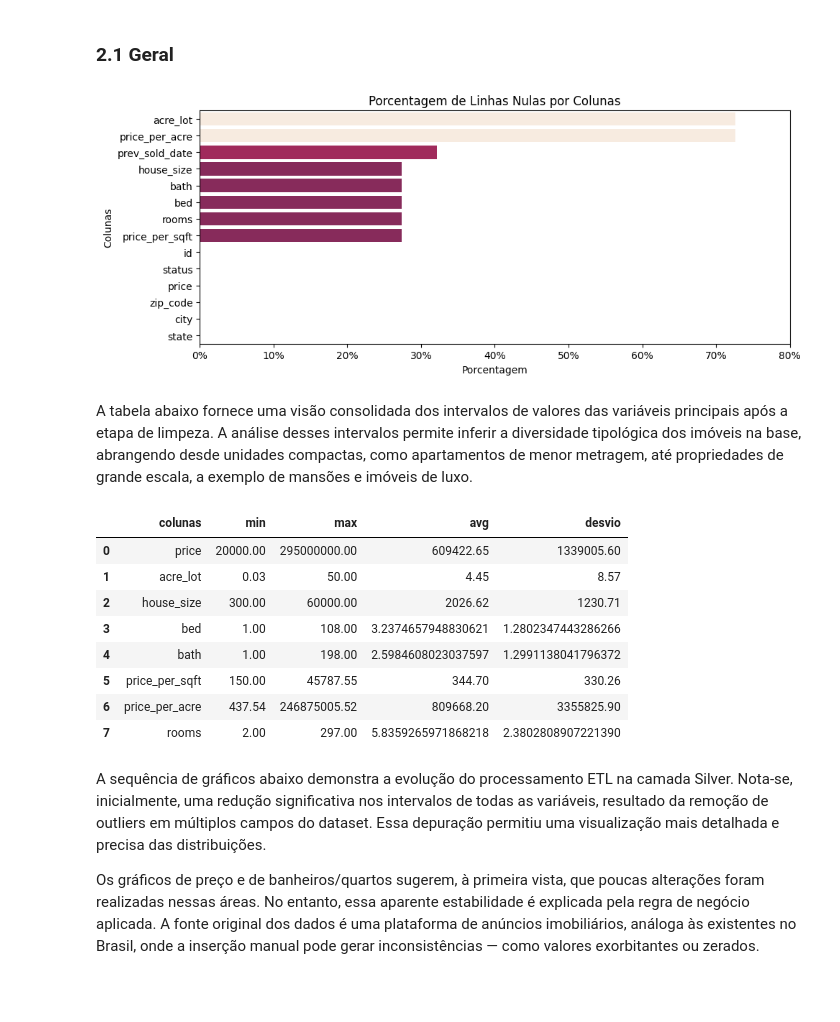
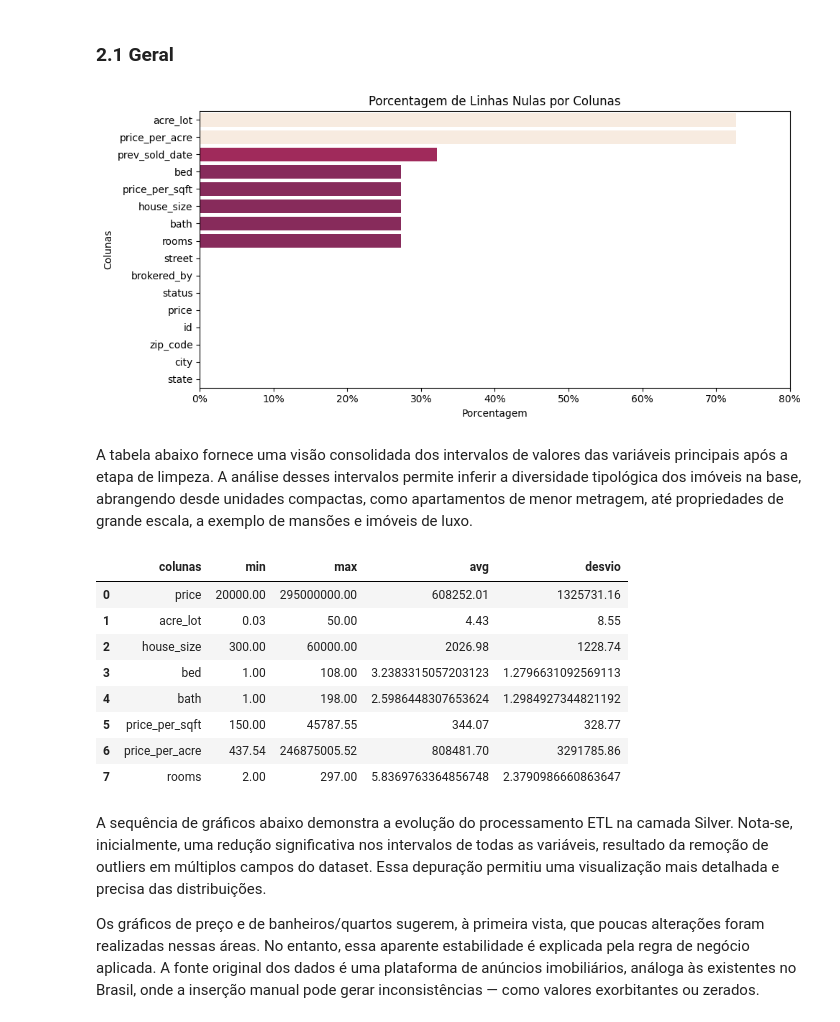
Before and after one commit to leopadre/real-estate-etl-vizualization, a Jupyter notebook: Data Layer/silver/analytcs.ipynb, the cells around one changed output. Cells and saved outputs as stored; diff of their text form; code cells hidden in the pictures; blank space fills up the shorter version.

```diff
--- a/Data Layer/silver/analytcs.ipynb
+++ b/Data Layer/silver/analytcs.ipynb
@@ -40,38 +40,40 @@ Consequentemente, é esperado e coerente que permaneçam valores nulos em certas
 # %% [markdown]
 ### 2.1 Geral
 # %%
-cur.execute('SELECT COUNT(*) FROM one_big_table;')
+db.rollback()
+
+cur.execute('SELECT COUNT(*) FROM silver.one_big_table;')
 total = cur.fetchone()[0]
 
-cur.execute('SELECT * FROM one_big_table LIMIT 0;')
+cur.execute('SELECT * FROM silver.one_big_table LIMIT 0;')
 colunas = [d[0] for d in cur.description]
 
 data = []
 for coluna in colunas:
-    cur.execute(f'SELECT COUNT("{coluna}") FROM one_big_table')
+    cur.execute(f'SELECT COUNT("{coluna}") FROM silver.one_big_table')
     n_nulos = cur.fetchone()[0]
     nulos = total - n_nulos
     porcentagem = round((nulos * 100) / total, 2)
     data.append((coluna, nulos, porcentagem))
 
 aux = pd.DataFrame(data, columns=["colunas", "qntd_null", "%"])
 aux = aux.sort_values("%", ascending=False)
 
 plt.figure(figsize=(10, len(aux)*0.3))
 sns.barplot(data=aux, y='colunas', x='%', hue='%', palette='rocket', legend=False)
 
 ax = plt.gca()
 tick_locations = ax.get_xticks()
 ax.set_xticks(tick_locations)
 ax.set_xticklabels([f'{x:.0f}%' for x in tick_locations])
 
 plt.xlabel('Porcentagem')
 plt.ylabel('Colunas')
 plt.title('Porcentagem de Linhas Nulas por Colunas')
 plt.tight_layout()
 plt.show()
 # %% [output]
-[figure, old version]
+[figure, new version]
 # %% [markdown]
 A tabela abaixo fornece uma visão consolidada dos intervalos de valores das variáveis principais após a etapa de limpeza. A análise desses intervalos permite inferir a diversidade tipológica dos imóveis na base, abrangendo desde unidades compactas, como apartamentos de menor metragem, até propriedades de grande escala, a exemplo de mansões e imóveis de luxo.
 # %%
@@ -79,7 +81,7 @@ data = []
 cols = ["price", "acre_lot", "house_size", "bed", "bath", "price_per_sqft", "price_per_acre", "rooms"]
 
 for coluna in cols:
-    cur.execute(f'SELECT MIN("{coluna}"), MAX("{coluna}"), AVG("{coluna}"), STDDEV_POP("{coluna}") FROM one_big_table;')
+    cur.execute(f'SELECT MIN("{coluna}"), MAX("{coluna}"), AVG("{coluna}"), STDDEV_POP("{coluna}") FROM silver.one_big_table;')
     mini, maxi, med, desv = cur.fetchone()
     data.append((coluna, mini, maxi, med, desv))
 
@@ -88,13 +90,13 @@ pd.options.display.float_format = '{:.2f}'.format
 df_pd.head(15)
 # %% [output]
 |  | colunas | min | max | avg | desvio |
-| 0 | price | 20000.00 | 295000000.00 | 609422.65 | 1339005.60 |
-| 1 | acre_lot | 0.03 | 50.00 | 4.45 | 8.57 |
-| 2 | house_size | 300.00 | 60000.00 | 2026.62 | 1230.71 |
-| 3 | bed | 1.00 | 108.00 | 3.2374657948830621 | 1.2802347443286266 |
-| 4 | bath | 1.00 | 198.00 | 2.5984608023037597 | 1.2991138041796372 |
-| 5 | price_per_sqft | 150.00 | 45787.55 | 344.70 | 330.26 |
-| 6 | price_per_acre | 437.54 | 246875005.52 | 809668.20 | 3355825.90 |
-| 7 | rooms | 2.00 | 297.00 | 5.8359265971868218 | 2.3802808907221390 |
+| 0 | price | 20000.00 | 295000000.00 | 608252.01 | 1325731.16 |
+| 1 | acre_lot | 0.03 | 50.00 | 4.43 | 8.55 |
+| 2 | house_size | 300.00 | 60000.00 | 2026.98 | 1228.74 |
+| 3 | bed | 1.00 | 108.00 | 3.2383315057203123 | 1.2796631092569113 |
+| 4 | bath | 1.00 | 198.00 | 2.5986448307653624 | 1.2984927344821192 |
+| 5 | price_per_sqft | 150.00 | 45787.55 | 344.07 | 328.77 |
+| 6 | price_per_acre | 437.54 | 246875005.52 | 808481.70 | 3291785.86 |
+| 7 | rooms | 2.00 | 297.00 | 5.8369763364856748 | 2.3790986660863647 |
 # %%
 # 1. Preço x frequencia
```
Also changed, not shown: parts of 8 cells of this notebook, 2 other files.
